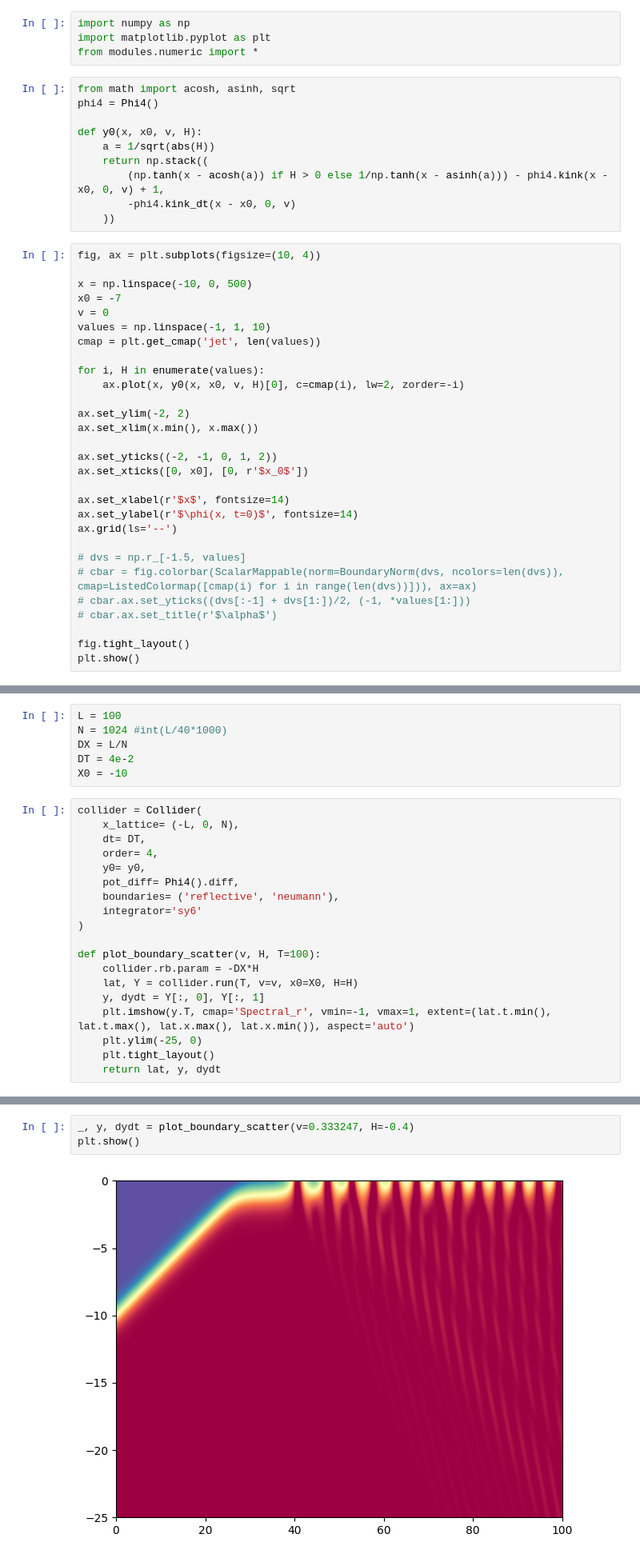
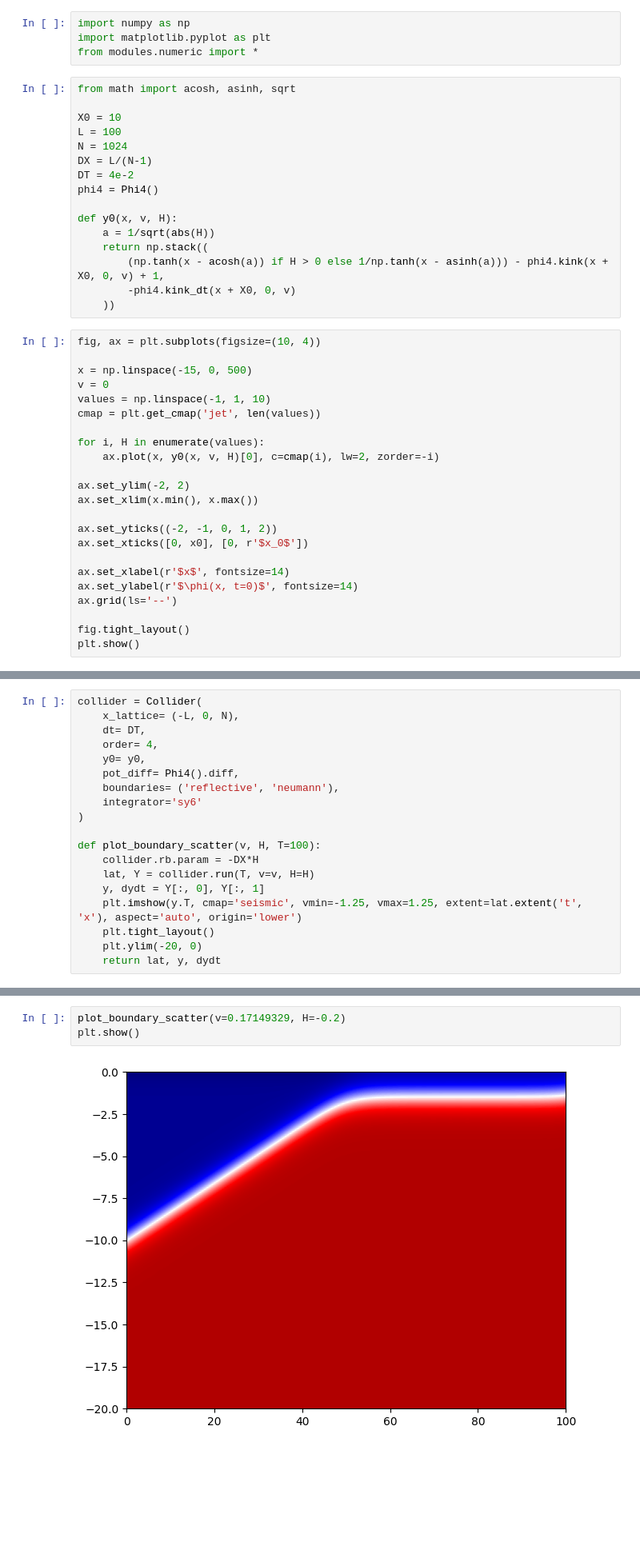
Before and after one commit to JairoSSantos/parallel-kink-scattering, a Jupyter notebook: notebooks/neumann.ipynb, the cells around one changed output, grey strips where cells are left out. Shown at 80% size. Saved outputs shown, nothing was run; the diff lists cells and outputs as text; blank space fills up the shorter version.

Commit message:
Dirichlet boundary fixing

```diff
--- a/notebooks/experiments.ipynb
+++ b/notebooks/neumann.ipynb
@@ -8,25 +8,30 @@ import matplotlib.pyplot as plt
 from modules.numeric import *
 # %%
 from math import acosh, asinh, sqrt
+
+X0 = 10
+L = 100
+N = 1024
+DX = L/(N-1)
+DT = 4e-2
 phi4 = Phi4()
 
-def y0(x, x0, v, H):
+def y0(x, v, H):
     a = 1/sqrt(abs(H))
     return np.stack((
-        (np.tanh(x - acosh(a)) if H > 0 else 1/np.tanh(x - asinh(a))) - phi4.kink(x - x0, 0, v) + 1,
-        -phi4.kink_dt(x - x0, 0, v)
+        (np.tanh(x - acosh(a)) if H > 0 else 1/np.tanh(x - asinh(a))) - phi4.kink(x + X0, 0, v) + 1,
+        -phi4.kink_dt(x + X0, 0, v)
     ))
 # %%
 fig, ax = plt.subplots(figsize=(10, 4))
 
-x = np.linspace(-10, 0, 500)
-x0 = -7
+x = np.linspace(-15, 0, 500)
 v = 0
 values = np.linspace(-1, 1, 10)
 cmap = plt.get_cmap('jet', len(values))
 
 for i, H in enumerate(values):
-    ax.plot(x, y0(x, x0, v, H)[0], c=cmap(i), lw=2, zorder=-i)
+    ax.plot(x, y0(x, v, H)[0], c=cmap(i), lw=2, zorder=-i)
 
 ax.set_ylim(-2, 2)
 ax.set_xlim(x.min(), x.max())
@@ -38,11 +43,6 @@ ax.set_xlabel(r'$x$', fontsize=14)
 ax.set_ylabel(r'$\phi(x, t=0)$', fontsize=14)
 ax.grid(ls='--')
 
-# dvs = np.r_[-1.5, values]
-# cbar = fig.colorbar(ScalarMappable(norm=BoundaryNorm(dvs, ncolors=len(dvs)), cmap=ListedColormap([cmap(i) for i in range(len(dvs))])), ax=ax)
-# cbar.ax.set_yticks((dvs[:-1] + dvs[1:])/2, (-1, *values[1:]))
-# cbar.ax.set_title(r'$\alpha$')
-
 fig.tight_layout()
 plt.show()
 # %% [output]
@@ -50,9 +50,3 @@ plt.show()
-# %%
-L = 100
-N = 1024 #int(L/40*1000)
-DX = L/N
-DT = 4e-2
-X0 = -10
 # %%
 collider = Collider(
     x_lattice= (-L, 0, N),
@@ -66,10 +60,10 @@ collider = Collider(
 
 def plot_boundary_scatter(v, H, T=100):
     collider.rb.param = -DX*H
-    lat, Y = collider.run(T, v=v, x0=X0, H=H)
+    lat, Y = collider.run(T, v=v, H=H)
     y, dydt = Y[:, 0], Y[:, 1]
-    plt.imshow(y.T, cmap='Spectral_r', vmin=-1, vmax=1, extent=(lat.t.min(), lat.t.max(), lat.x.max(), lat.x.min()), aspect='auto')
-    plt.ylim(-25, 0)
+    plt.imshow(y.T, cmap='seismic', vmin=-1.25, vmax=1.25, extent=lat.extent('t', 'x'), aspect='auto', origin='lower')
     plt.tight_layout()
+    plt.ylim(-20, 0)
     return lat, y, dydt
 # %%
@@ -81,5 +75,5 @@ v
 # %%
-_, y, dydt = plot_boundary_scatter(v=0.333247, H=-0.4)
+plot_boundary_scatter(v=0.17149329, H=-0.2)
 plt.show()
 # %% [output]
-[figure, old version]
+[figure, new version]
```
Also changed, not shown: parts of 5 cells of this notebook, 5 other files.
